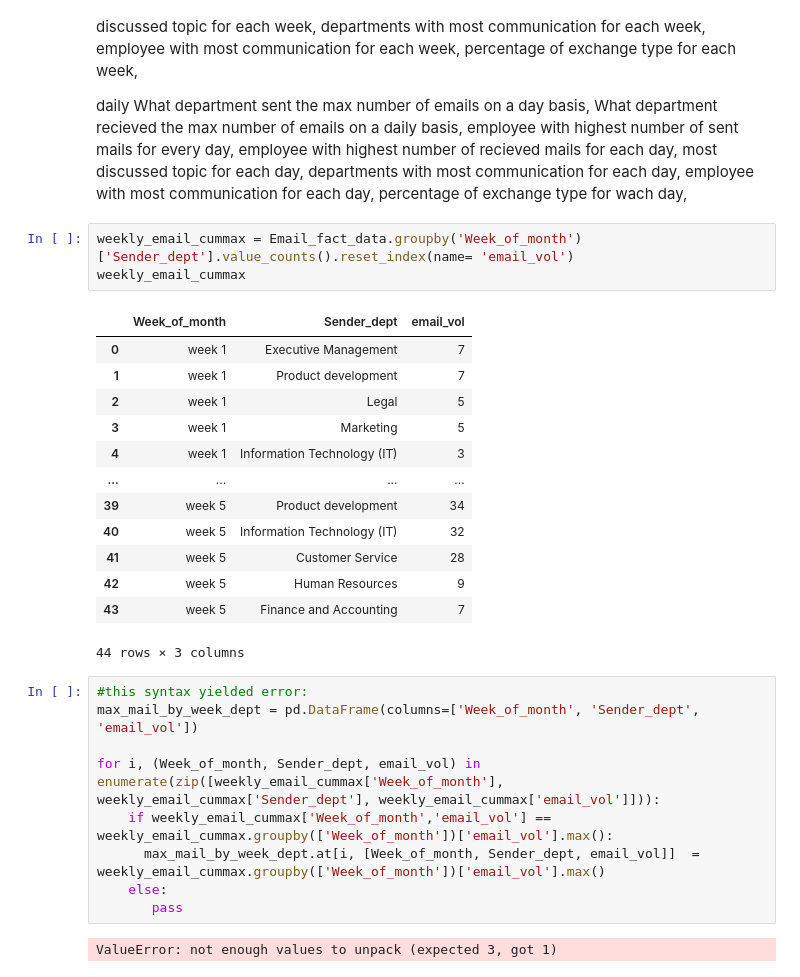
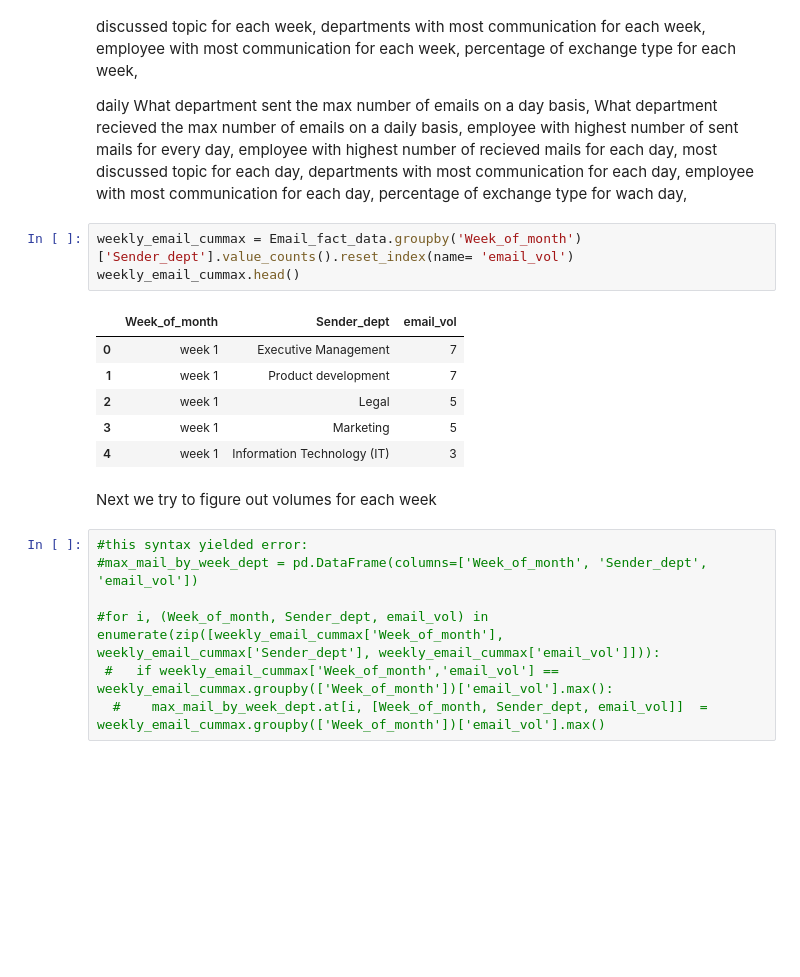
Before and after one commit to djibril968/Python_projects, a Jupyter notebook: Onyx_email_analysis.ipynb, the cells around one changed output. Saved outputs shown, nothing was run; the diff lists cells and outputs as text; blank space fills up the shorter version.

```diff
--- a/Onyx_email_analysis.ipynb
+++ b/Onyx_email_analysis.ipynb
@@ -657,30 +657,21 @@ employee with most communication for each day,
 percentage of exchange type for wach day,
 # %%
 weekly_email_cummax = Email_fact_data.groupby('Week_of_month')['Sender_dept'].value_counts().reset_index(name= 'email_vol')
-weekly_email_cummax
+weekly_email_cummax.head()
 # %% [output]
 |  | Week_of_month | Sender_dept | email_vol |
 | 0 | week 1 | Executive Management | 7 |
 | 1 | week 1 | Product development | 7 |
 | 2 | week 1 | Legal | 5 |
 | 3 | week 1 | Marketing | 5 |
 | 4 | week 1 | Information Technology (IT) | 3 |
-| ... | ... | ... | ... |
-| 39 | week 5 | Product development | 34 |
-| 40 | week 5 | Information Technology (IT) | 32 |
-| 41 | week 5 | Customer Service | 28 |
-| 42 | week 5 | Human Resources | 9 |
-| 43 | week 5 | Finance and Accounting | 7 |
-44 rows × 3 columns
+# %% [markdown]
+Next we try to figure out volumes for each week
 # %%
 #this syntax yielded error:
-max_mail_by_week_dept = pd.DataFrame(columns=['Week_of_month', 'Sender_dept', 'email_vol'])
+#max_mail_by_week_dept = pd.DataFrame(columns=['Week_of_month', 'Sender_dept', 'email_vol'])
 
-for i, (Week_of_month, Sender_dept, email_vol) in enumerate(zip([weekly_email_cummax['Week_of_month'], weekly_email_cummax['Sender_dept'], weekly_email_cummax['email_vol']])):
-    if weekly_email_cummax['Week_of_month','email_vol'] == weekly_email_cummax.groupby(['Week_of_month'])['email_vol'].max():
-      max_mail_by_week_dept.at[i, [Week_of_month, Sender_dept, email_vol]]  = weekly_email_cummax.groupby(['Week_of_month'])['email_vol'].max()
-    else:
-       pass
+#for i, (Week_of_month, Sender_dept, email_vol) in enumerate(zip([weekly_email_cummax['Week_of_month'], weekly_email_cummax['Sender_dept'], weekly_email_cummax['email_vol']])):
+ #   if weekly_email_cummax['Week_of_month','email_vol'] == weekly_email_cummax.groupby(['Week_of_month'])['email_vol'].max():
+  #    max_mail_by_week_dept.at[i, [Week_of_month, Sender_dept, email_vol]]  = weekly_email_cummax.groupby(['Week_of_month'])['email_vol'].max()
-# %% [output]
-ValueError: not enough values to unpack (expected 3, got 1)
 # %%
```
Also changed, not shown: parts of 4 cells of this notebook.
